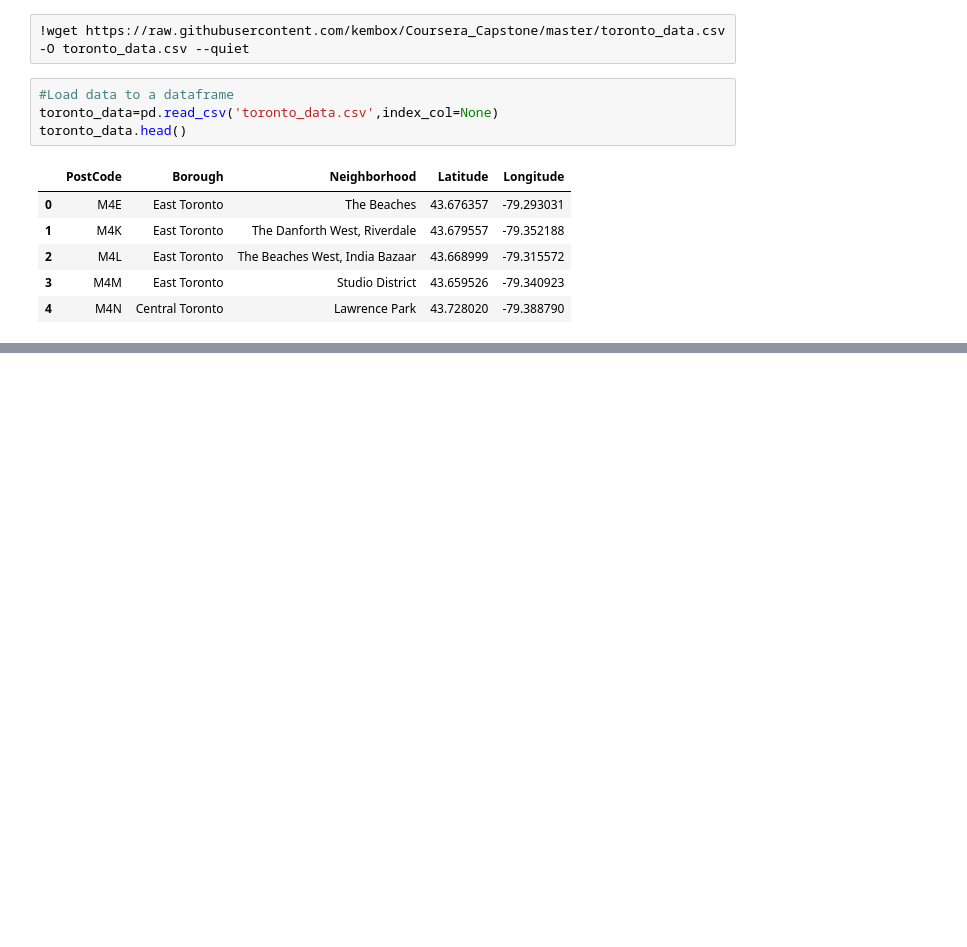
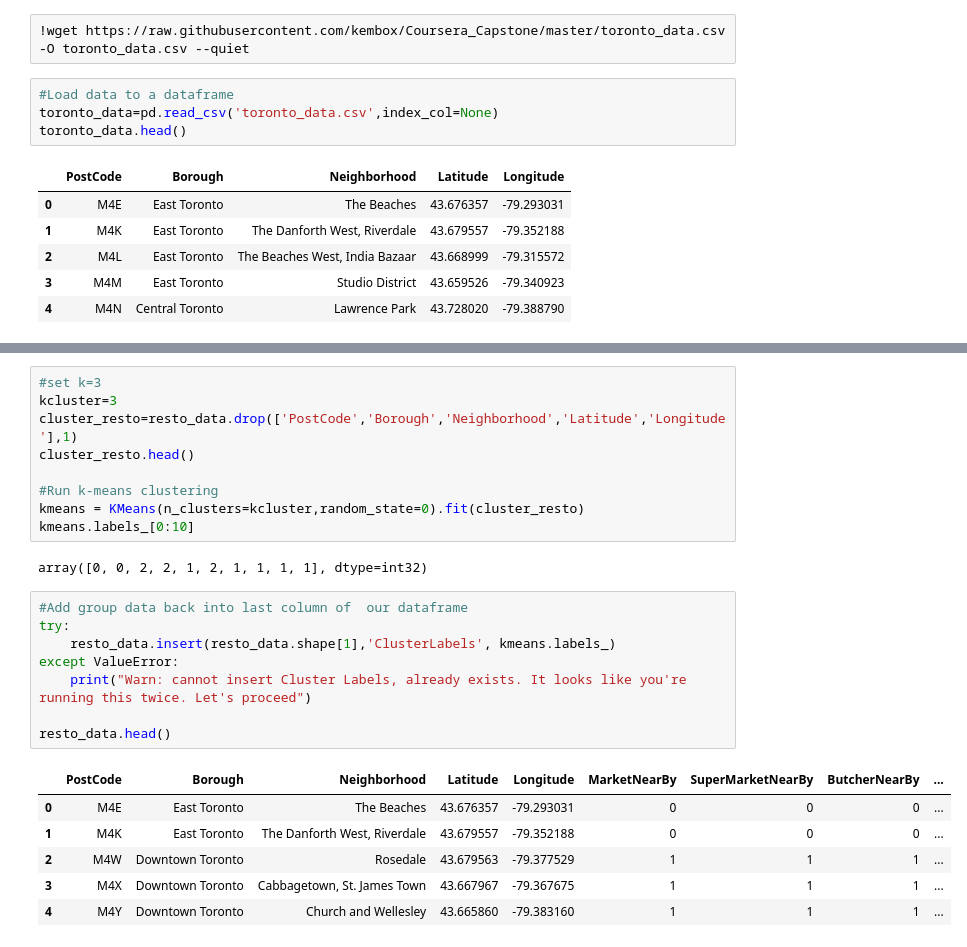
Before and after one commit to kembox/Coursera_Capstone, a Jupyter notebook: Toronto_restaurant_location_analysis.ipynb, the cells around one changed output, grey strips where cells are left out. Drawn from its saved outputs; the diff is of its cells as text; blank space fills up the shorter version.

```diff
--- a/Toronto_restaurant_location_analysis.ipynb
+++ b/Toronto_restaurant_location_analysis.ipynb
@@ -103,0 +259,26 @@ toronto_data.head()
+# %%
+#set k=3
+kcluster=3
+cluster_resto=resto_data.drop(['PostCode','Borough','Neighborhood','Latitude','Longitude'],1)
+cluster_resto.head()
+
+#Run k-means clustering
+kmeans = KMeans(n_clusters=kcluster,random_state=0).fit(cluster_resto)
+kmeans.labels_[0:10]
+# %% [output]
+array([0, 0, 2, 2, 1, 2, 1, 1, 1, 1], dtype=int32)
+# %%
+#Add group data back into last column of  our dataframe
+try:
+    resto_data.insert(resto_data.shape[1],'ClusterLabels', kmeans.labels_)
+except ValueError:
+    print("Warn: cannot insert Cluster Labels, already exists. It looks like you're running this twice. Let's proceed")
+
+resto_data.head()
+# %% [output]
+|  | PostCode | Borough | Neighborhood | Latitude | Longitude | MarketNearBy | SuperMarketNearBy | ButcherNearBy | ... |
+| 0 | M4E | East Toronto | The Beaches | 43.676357 | -79.293031 | 0 | 0 | 0 | ... |
+| 1 | M4K | East Toronto | The Danforth West, Riverdale | 43.679557 | -79.352188 | 0 | 0 | 0 | ... |
+| 2 | M4W | Downtown Toronto | Rosedale | 43.679563 | -79.377529 | 1 | 1 | 1 | ... |
+| 3 | M4X | Downtown Toronto | Cabbagetown, St. James Town | 43.667967 | -79.367675 | 1 | 1 | 1 | ... |
+| 4 | M4Y | Downtown Toronto | Church and Wellesley | 43.665860 | -79.383160 | 1 | 1 | 1 | ... |
```
Also changed, not shown: parts of 27 cells of this notebook.
